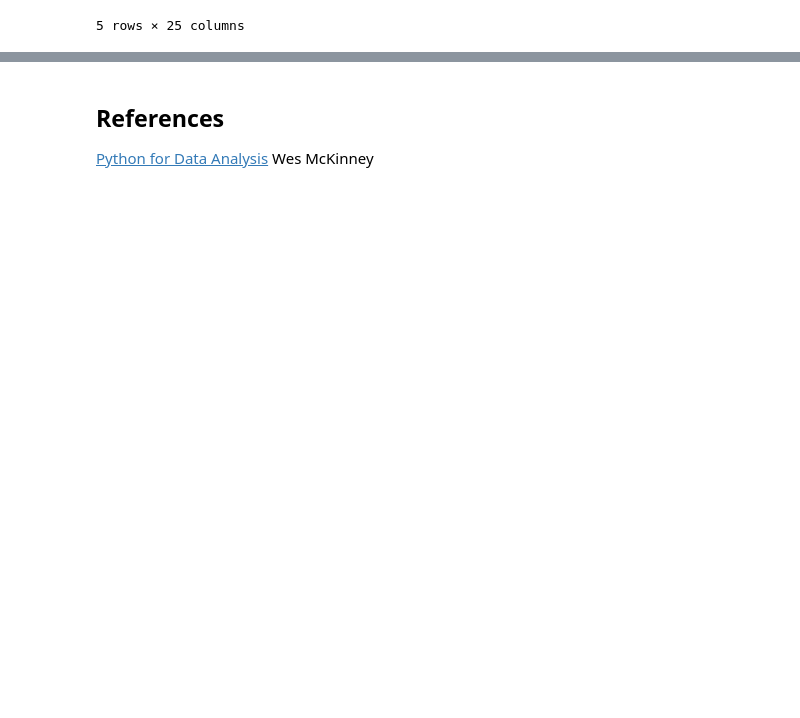
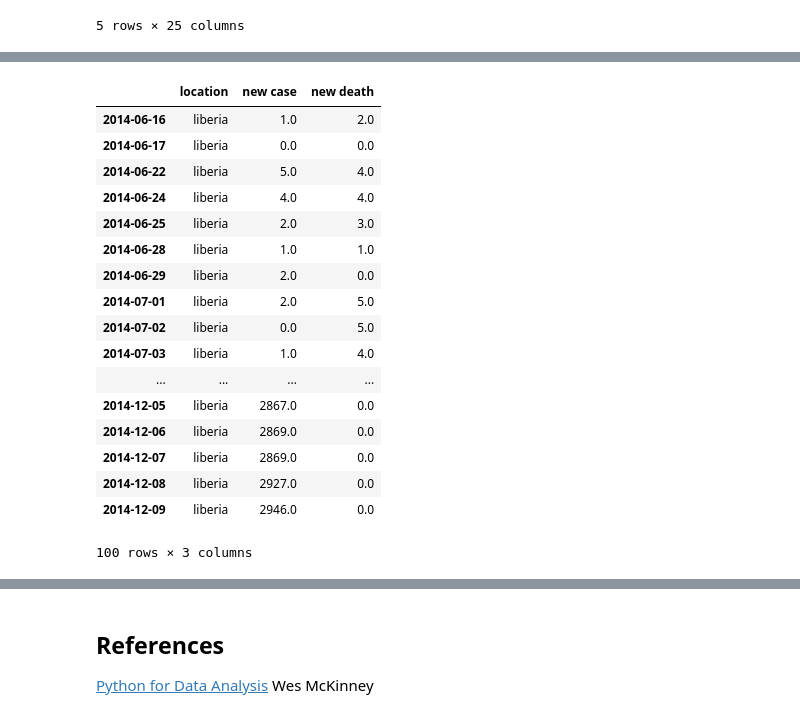
Before and after one commit to sorooshafiee/ADA-SAF, a Jupyter notebook: 01 - Pandas and Data Wrangling/Intro to Pandas.ipynb, the cells around one changed output, grey strips where cells are left out. Cells and saved outputs as stored; diff of their text form; code cells hidden in the pictures; blank space fills up the shorter version.

Commit message:
Data wrangling ...

```diff
--- a/01 - Pandas and Data Wrangling/Intro to Pandas.ipynb
+++ b/01 - Pandas and Data Wrangling/Intro to Pandas.ipynb
@@ -2227,8 +872,28 @@ array(['Specimens collected', 'Specimens pending for testing',
 # %%
 Case2 = df2[df2.Variable == 'New case/s (confirmed)'].National
 Death2 = df2[df2.Variable == 'Newly reported deaths'].National
-Date2= df2.Date.unique()
-sub_df2 = pd.DataFrame({'location': 'liberia', 'new case': Case2.values, 'new death': Death2.values},index=Date2)
+Date2= pd.DatetimeIndex(df2['Date']).normalize().unique()
+sub_df2 = pd.DataFrame({'location': 'liberia', 'new case': Case2.values, 'new death': Death2.values},index=Date2).fillna(0)
+sub_df2
+# %% [output]
+|  | location | new case | new death |
+| 2014-06-16 | liberia | 1.0 | 2.0 |
+| 2014-06-17 | liberia | 0.0 | 0.0 |
+| 2014-06-22 | liberia | 5.0 | 4.0 |
+| 2014-06-24 | liberia | 4.0 | 4.0 |
+| 2014-06-25 | liberia | 2.0 | 3.0 |
+| 2014-06-28 | liberia | 1.0 | 1.0 |
+| 2014-06-29 | liberia | 2.0 | 0.0 |
+| 2014-07-01 | liberia | 2.0 | 5.0 |
+| 2014-07-02 | liberia | 0.0 | 5.0 |
+| 2014-07-03 | liberia | 1.0 | 4.0 |
+| ... | ... | ... | ... |
+| 2014-12-05 | liberia | 2867.0 | 0.0 |
+| 2014-12-06 | liberia | 2869.0 | 0.0 |
+| 2014-12-07 | liberia | 2869.0 | 0.0 |
+| 2014-12-08 | liberia | 2927.0 | 0.0 |
+| 2014-12-09 | liberia | 2946.0 | 0.0 |
+100 rows × 3 columns
 # %%
 filenames = []
 filenames = glob.glob(path + "sl_data/*.csv")
```
Also changed, not shown: parts of 171 cells of this notebook, 1 other file.
